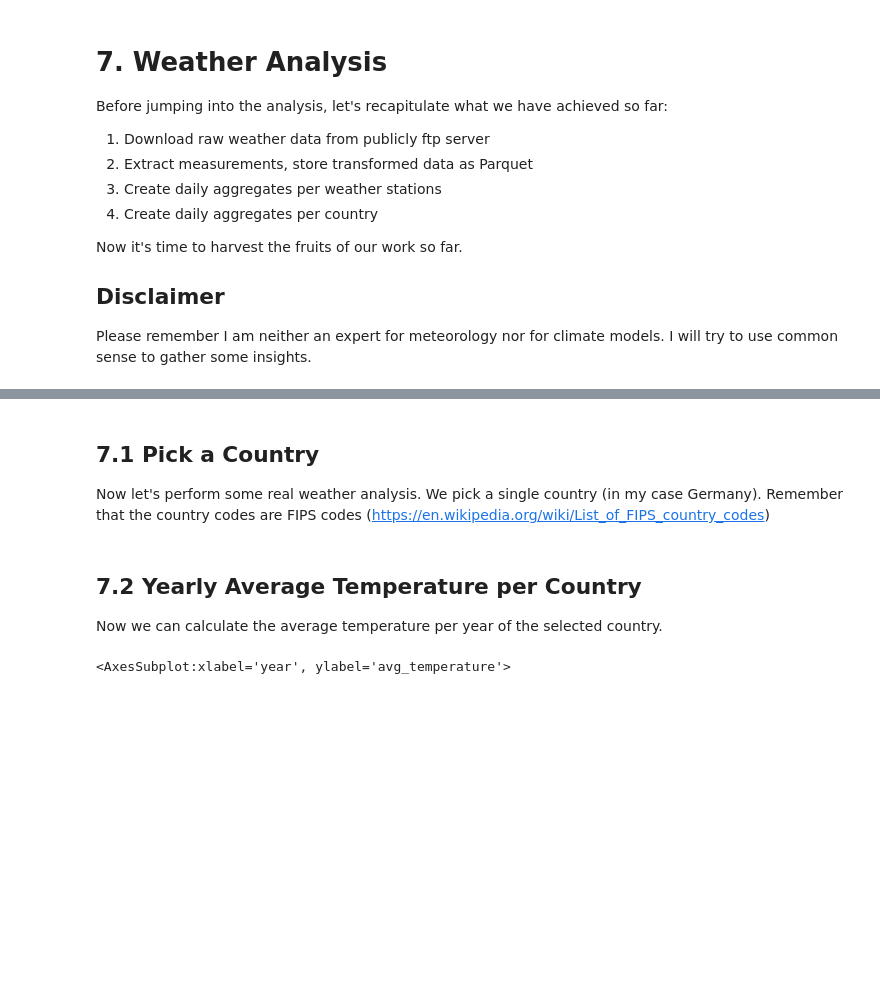
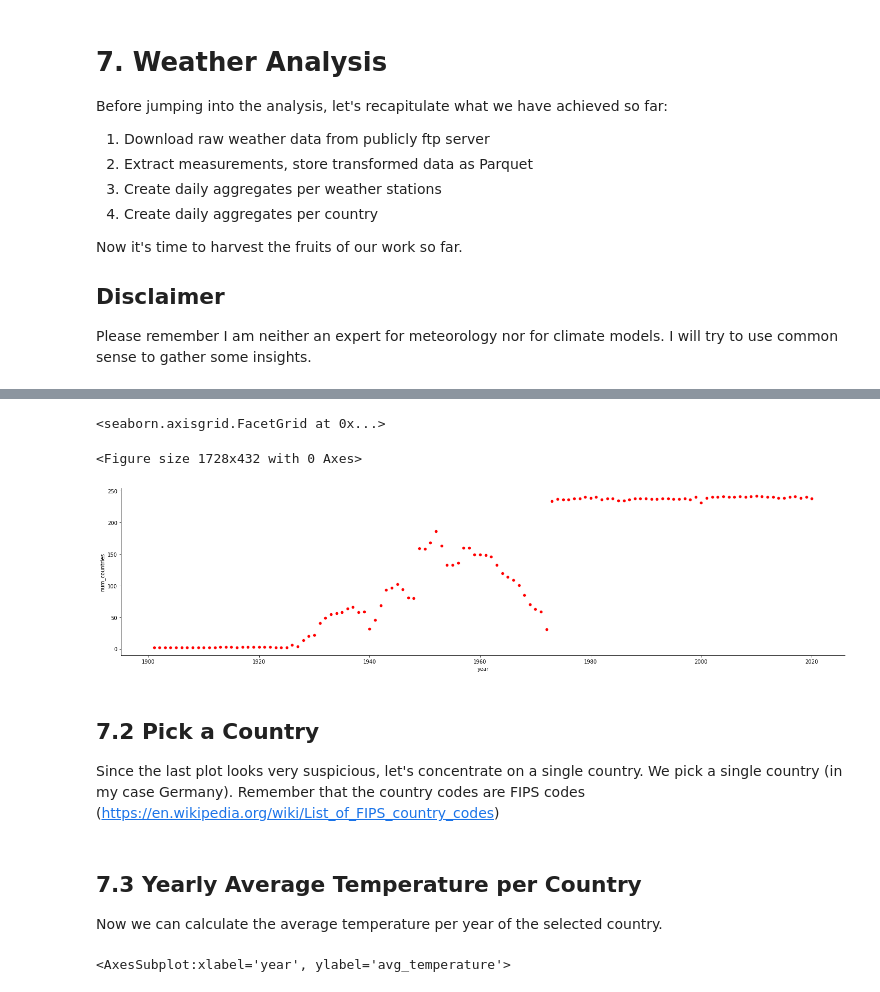
Before and after one commit to dimajix/weather-analysis, a Jupyter notebook: Weather Analysis.ipynb, the cells around one changed output, grey strips where cells are left out. Saved outputs shown, nothing was run; the diff lists cells and outputs as text; code cells hidden in the pictures; blank space fills up the shorter version.

```diff
--- a/Weather Analysis.ipynb
+++ b/Weather Analysis.ipynb
@@ -738,14 +792,28 @@ Please remember I am neither an expert for meteorology nor for climate models. I
+# %%
+yearly_countries = daily_country_weather \
+    .withColumn("year", f.year(f.col("date"))) \
+    .groupBy("year").agg(
+        f.countDistinct(f.col("CTRY")).alias("num_countries")
+    )\
+    .orderBy(f.col("year")).toPandas()
+# %%
+plt.figure(figsize=(24,6))
+sns.relplot(data=yearly_countries, x="year", y="num_countries", color="r", aspect=4)
+# %% [output]
+<seaborn.axisgrid.FacetGrid at 0x...>
+<Figure size 1728x432 with 0 Axes>
+[figure, added]
 # %% [markdown]
-## 7.1 Pick a Country
+## 7.2 Pick a Country
 
-Now let's perform some real weather analysis. We pick a single country (in my case Germany). Remember that the country codes are FIPS codes (https://en.wikipedia.org/wiki/List_of_FIPS_country_codes)
+Since the last plot looks very suspicious, let's concentrate on a single country. We pick a single country (in my case Germany). Remember that the country codes are FIPS codes (https://en.wikipedia.org/wiki/List_of_FIPS_country_codes)
 # %%
 country = "GM"
 # %%
 # Read in data again and filter for selected country
 daily_country_weather = spark.read.parquet(daily_country_weather_location).filter(f.col("CTRY") == country)
 # %% [markdown]
-## 7.2 Yearly Average Temperature per Country
+## 7.3 Yearly Average Temperature per Country
 
 Now we can calculate the average temperature per year of the selected country.
 # %%
```
Also changed, not shown: parts of 17 cells of this notebook, 1 other file.
